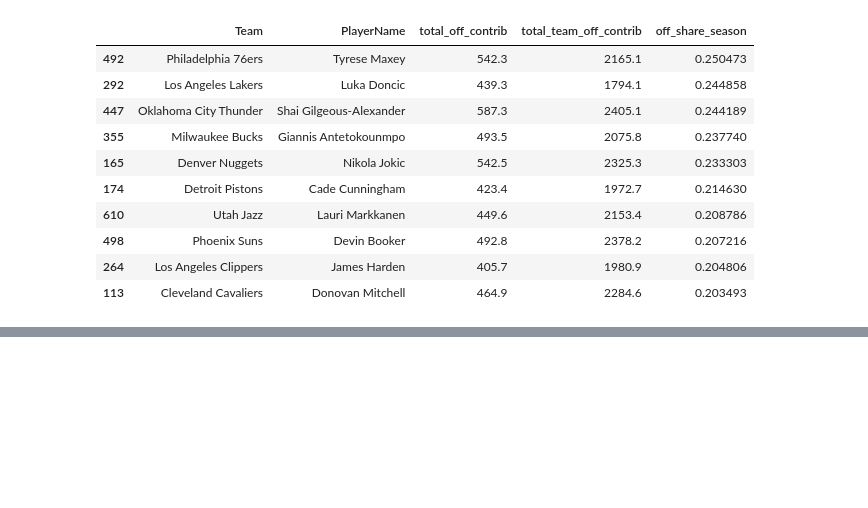
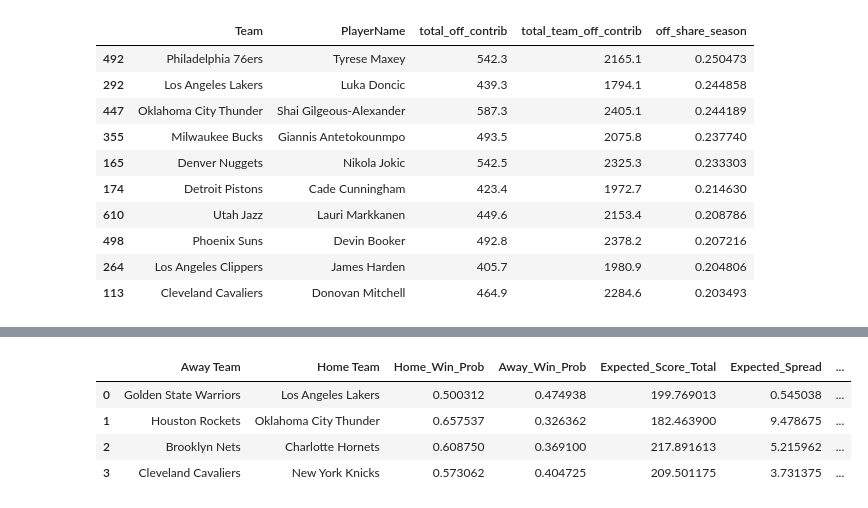
Before and after one commit to wjdorsey/qepc_project, a Jupyter notebook: notebooks/qepc_sandbox.ipynb, the cells around one changed output, grey strips where cells are left out. Drawn from its saved outputs; the diff is of its cells as text; code cells hidden in the pictures; blank space fills up the shorter version.

```diff
--- a/notebooks/qepc_sandbox.ipynb
+++ b/notebooks/qepc_sandbox.ipynb
@@ -721,0 +995,23 @@ Injuries with data-driven Impact:
+# %%
+# Look at the core outputs from the multi-script engine
+view_cols = [
+    "Away Team",
+    "Home Team",
+    "Home_Win_Prob",
+    "Away_Win_Prob",
+    "Expected_Score_Total",
+    "Expected_Spread",
+    "Sim_Home_Score",
+    "Sim_Away_Score",
+]
+
+# Keep only columns that actually exist (in case names differ)
+view_cols = [c for c in view_cols if c in multi_script_results.columns]
+
+multi_script_results[view_cols]
+# %% [output]
+|  | Away Team | Home Team | Home_Win_Prob | Away_Win_Prob | Expected_Score_Total | Expected_Spread | ... |
+| 0 | Golden State Warriors | Los Angeles Lakers | 0.500312 | 0.474938 | 199.769013 | 0.545038 | ... |
+| 1 | Houston Rockets | Oklahoma City Thunder | 0.657537 | 0.326362 | 182.463900 | 9.478675 | ... |
+| 2 | Brooklyn Nets | Charlotte Hornets | 0.608750 | 0.369100 | 217.891613 | 5.215962 | ... |
+| 3 | Cleveland Cavaliers | New York Knicks | 0.573062 | 0.404725 | 209.501175 | 3.731375 | ... |
```
Also changed, not shown: parts of 16 cells of this notebook, 4 other files.
